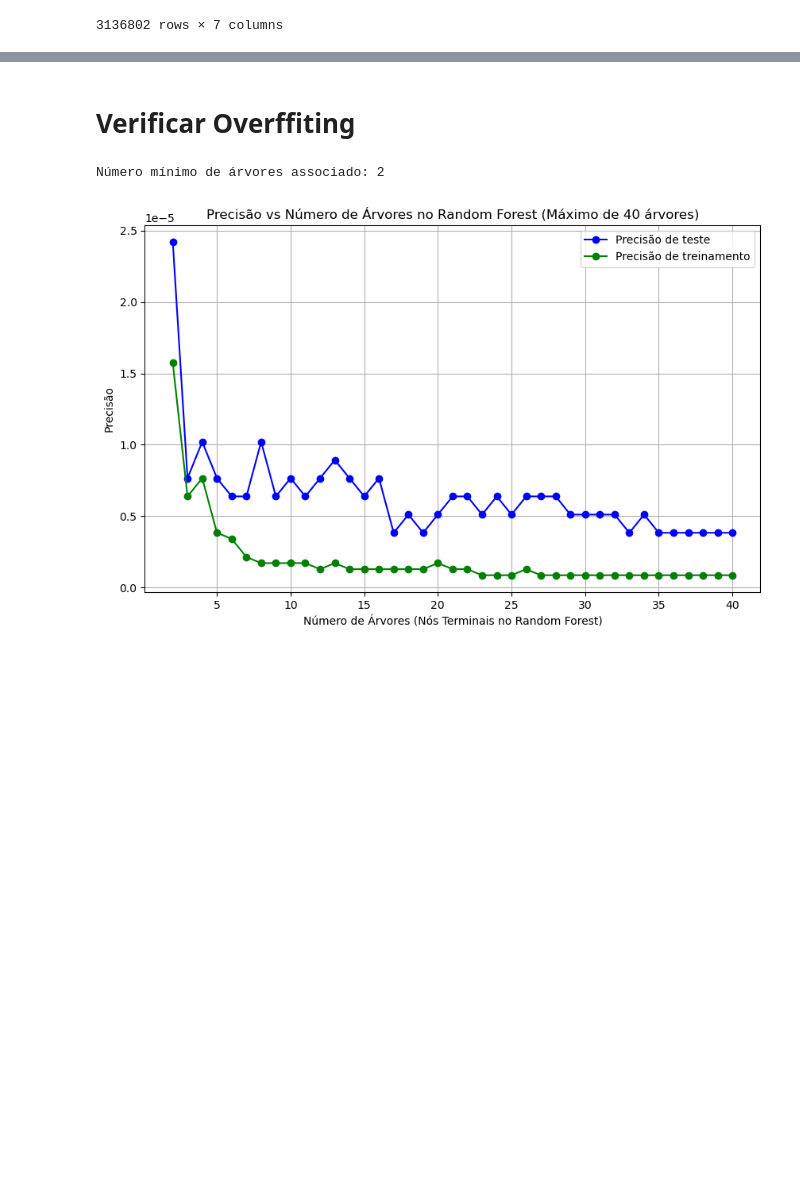
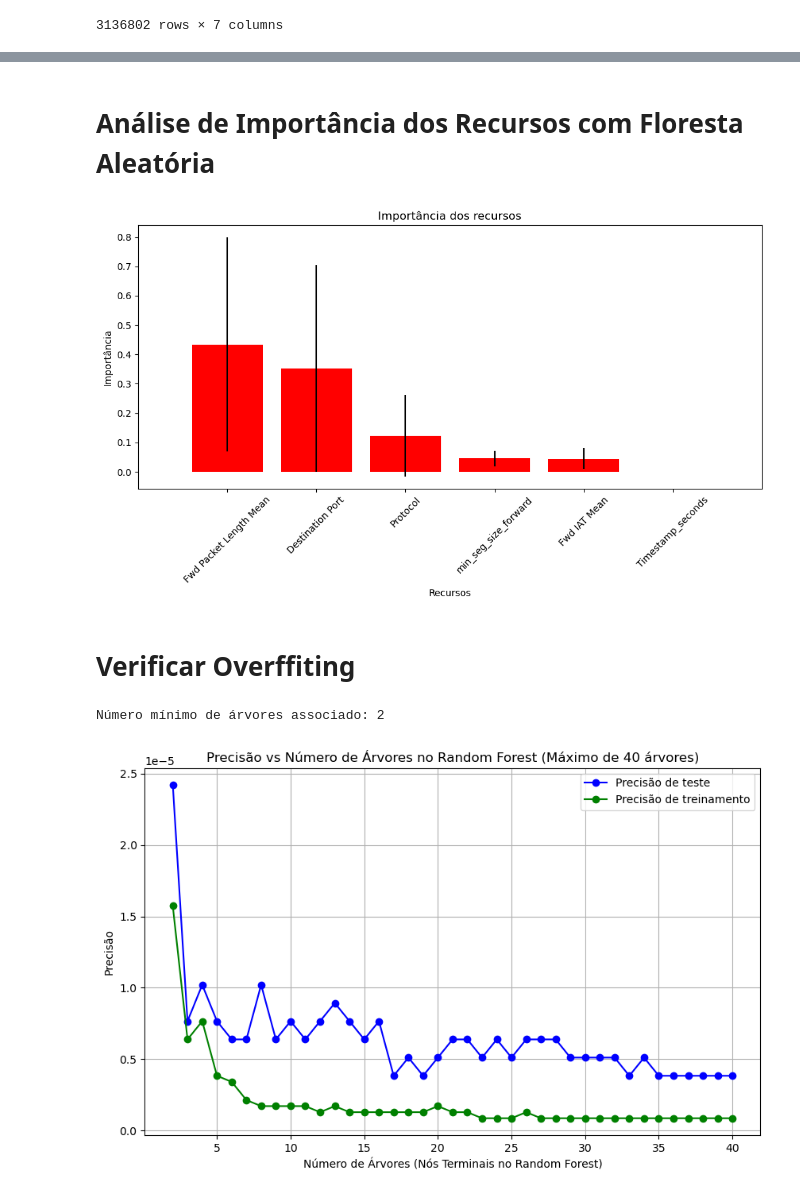
Before and after one commit to davijls9/-algoritmo-Random-Forest-para-identifica-DDoS-UDP, a Jupyter notebook: resultado_algoritmo-Cortada.ipynb, the cells around one changed output, grey strips where cells are left out. Saved outputs shown, nothing was run; the diff lists cells and outputs as text; code cells hidden in the pictures; blank space fills up the shorter version.

```diff
--- a/resultado_algoritmo-Cortada.ipynb
+++ b/resultado_algoritmo-Cortada.ipynb
@@ -729,3 +729,29 @@ weighted avg       1.00      1.00      1.00    784201
+# %% [markdown]
+# Análise de Importância dos Recursos com Floresta Aleatória
+# %%
+# Obtenha a importância dos recursos
+importances = rf.feature_importances_
+
+# Obtenha o desvio padrão das importâncias dos recursos entre as árvores na floresta aleatória
+std = np.std([tree.feature_importances_ for tree in rf.estimators_], axis=0)
+
+# Organize os índices dos recursos por importância
+indices = np.argsort(importances)[::-1]
+# %%
+# Gere o gráfico de importância dos recursos
+plt.figure(figsize=(10, 6))  # Ajuste o tamanho da figura
+plt.title("Importância dos recursos")
+plt.bar(range(X.shape[1]), importances[indices], color="r", yerr=std[indices], align="center")
+plt.xticks(range(X.shape[1]), X.columns[indices], rotation=45)  # Rote os rótulos do eixo x em 45 graus
+plt.xlim([-1, X.shape[1]])
+plt.xlabel('Recursos')  # Adicione um rótulo ao eixo x
+plt.ylabel('Importância')  # Adicione um rótulo ao eixo y
+plt.tight_layout()  # Ajuste automaticamente o layout para que todos os elementos caibam na figura
+# Salvar o gráfico como uma imagem (por exemplo, em formato PNG)
+plt.savefig('img_com_intervalo/importancia_dos_recursos.png')
+plt.show()
+# %% [output]
+[figure, added]
 # %% [markdown]
 # Verificar Overffiting
 # %%
```
Also changed, not shown: parts of 1 cell of this notebook.
